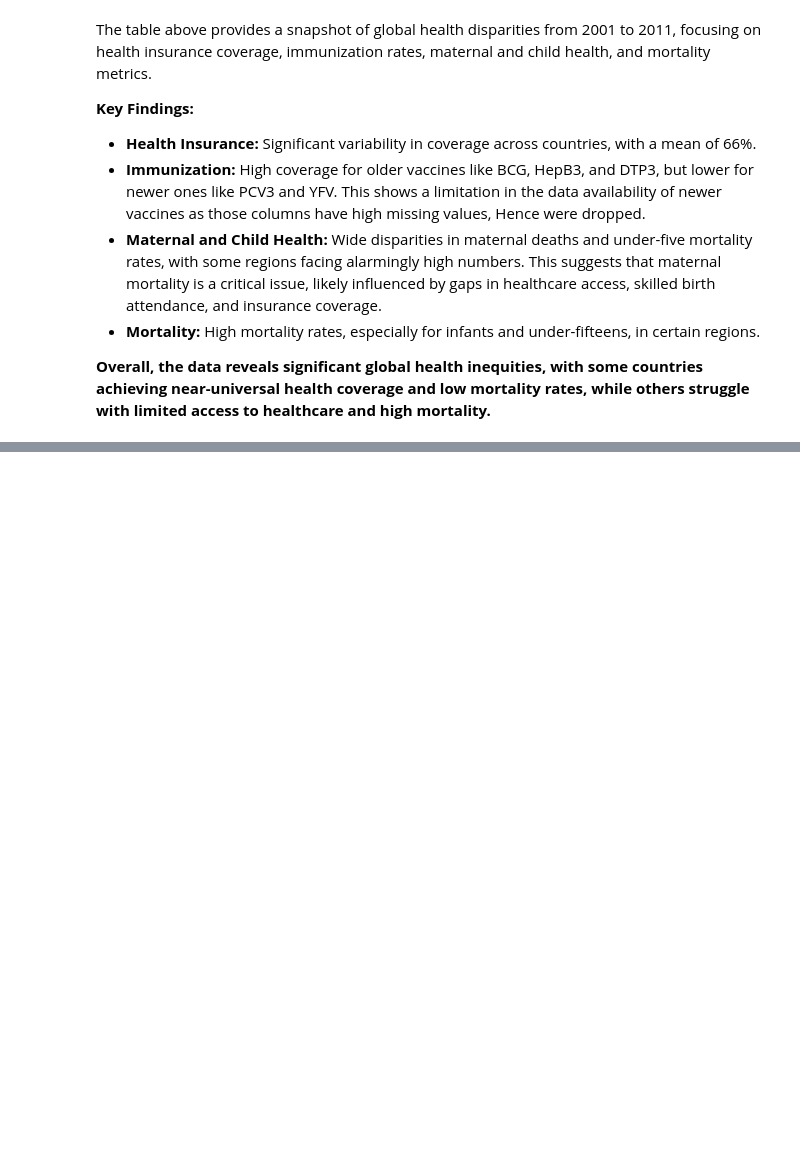
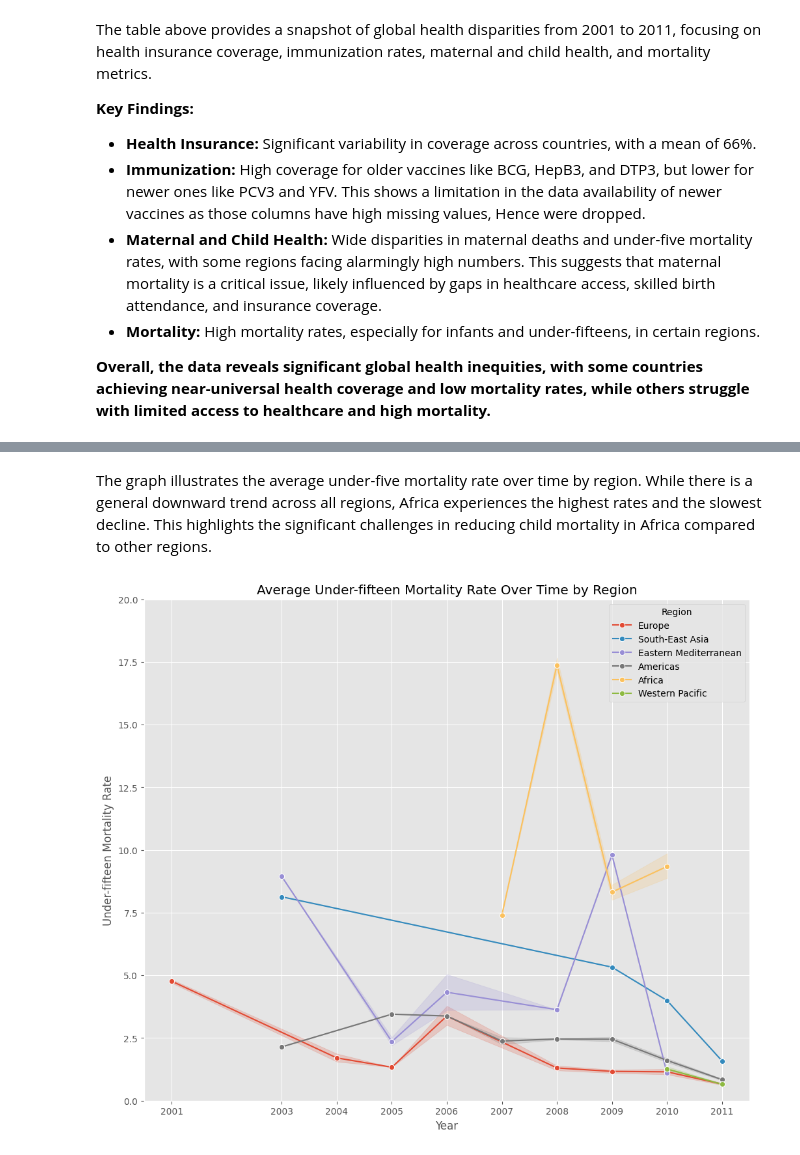
Before and after one commit to GeamXD/A-Case-Study-On-Child-And-Infant-Mortality, a Jupyter notebook: notebook.ipynb, the cells around one changed output, grey strips where cells are left out. Cells and saved outputs as stored; diff of their text form; code cells hidden in the pictures; blank space fills up the shorter version.

```diff
--- a/notebook.ipynb
+++ b/notebook.ipynb
@@ -739,0 +798,13 @@ mortality = mortality.sort_values(by="Year")
+# %% [markdown]
+The graph illustrates the average under-five mortality rate over time by region. While there is a general downward trend across all regions, Africa experiences the highest rates and the slowest decline. This highlights the significant challenges in reducing child mortality in Africa compared to other regions.
+# %%
+# Line plot of Average Under-fifteen Mortality Rate Over Time by Region
+plt.figure(figsize=(12, 10))
+sns.lineplot(x='Year', y='Under-fifteen mortality rate', data=mortality, hue='Region', marker='o');
+plt.title('Average Under-fifteen Mortality Rate Over Time by Region');
+plt.xlabel('Year');
+plt.ylabel('Under-fifteen Mortality Rate');
+plt.xticks(mortality['Year'].unique());
+plt.ylim(0, 20);
+# %% [output]
+[figure, added]
```
Also changed, not shown: parts of 30 cells of this notebook, 2 other files.
